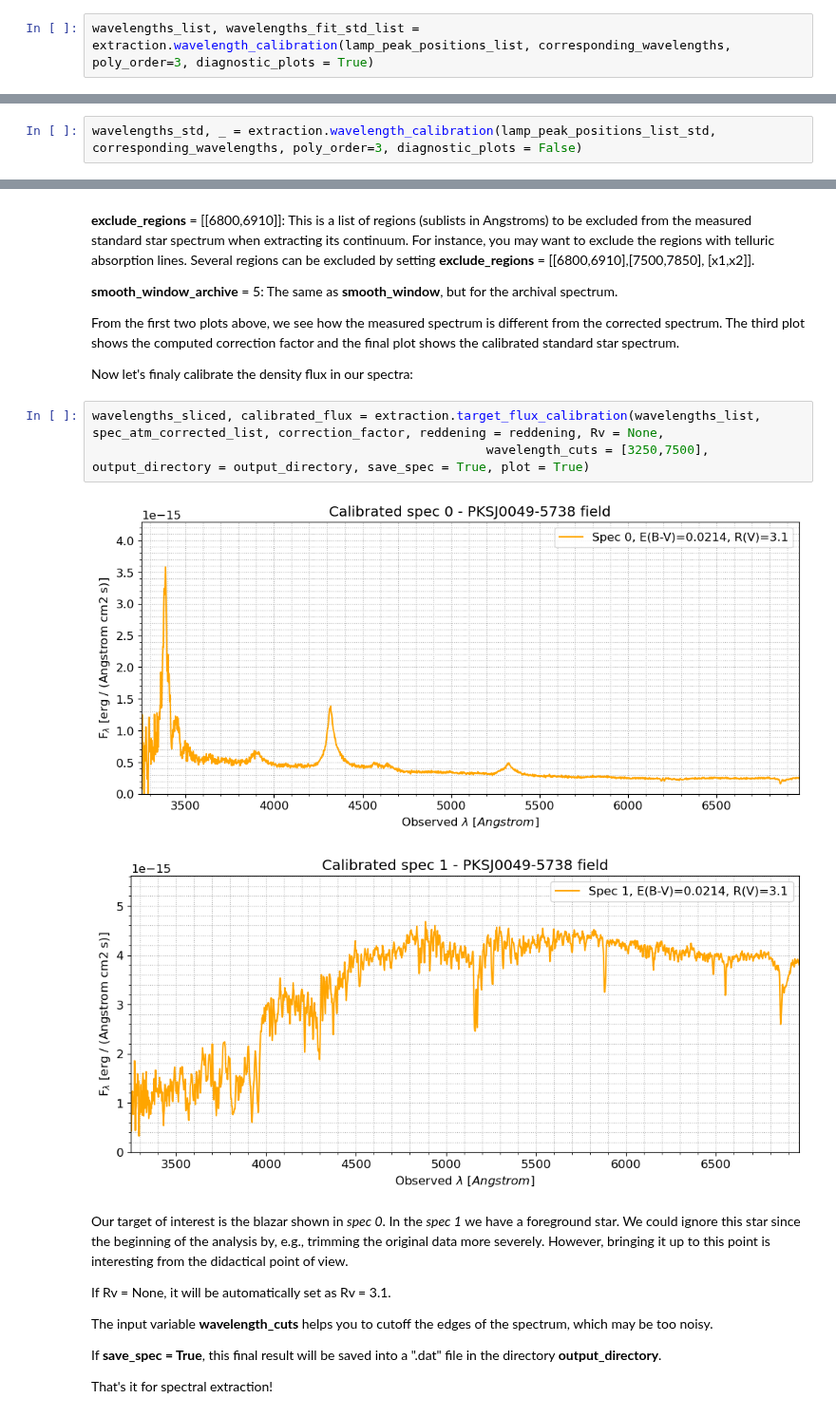
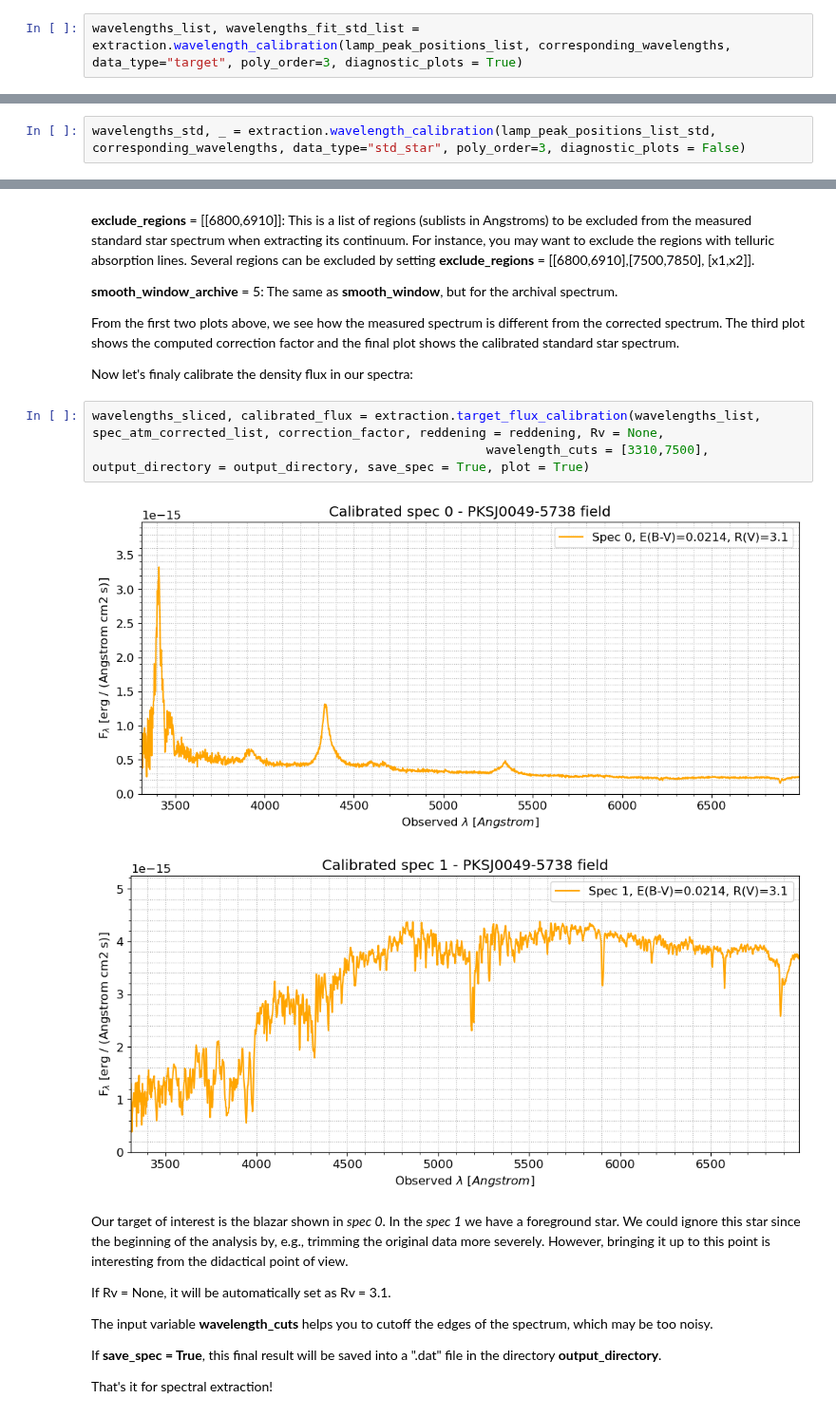
Before and after one commit to ranieremenezes/easyspec, a Jupyter notebook: tutorial/spectroscopy_tracing_easyspec.ipynb, the cells around one changed output, grey strips where cells are left out. Shown at 95% size. Cells and saved outputs as stored; diff of their text form.

```diff
--- a/tutorial/spectroscopy_tracing_easyspec.ipynb
+++ b/tutorial/spectroscopy_tracing_easyspec.ipynb
@@ -109,6 +111,6 @@ corresponding_wavelengths = [3650.1580, 4358.3350, 5460.7500, 5944.8342, 6402.24
 # %% [markdown]
 Now we call the function `extraction.wavelength_calibration()` to calibrate the spectrum in wavelengths:
 # %%
-wavelengths_list, wavelengths_fit_std_list = extraction.wavelength_calibration(lamp_peak_positions_list, corresponding_wavelengths, poly_order=3, diagnostic_plots = True)
+wavelengths_list, wavelengths_fit_std_list = extraction.wavelength_calibration(lamp_peak_positions_list, corresponding_wavelengths, data_type="target", poly_order=3, diagnostic_plots = True)
 # %% [output]
 Spectrum 0:
@@ -162,7 +164,7 @@ spec_std_list, lamp_spec_list_std, lamp_peak_positions_list_std = extraction.ext
 # %%
 corresponding_wavelengths = [3650.1580, 4046.5650, 4358.3350, 5460.7500, 5790.6700, 6096.1631, 6402.2480, 6929.4673]
 # %%
-wavelengths_std, _ = extraction.wavelength_calibration(lamp_peak_positions_list_std, corresponding_wavelengths, poly_order=3, diagnostic_plots = False)
+wavelengths_std, _ = extraction.wavelength_calibration(lamp_peak_positions_list_std, corresponding_wavelengths, data_type="std_star", poly_order=3, diagnostic_plots = False)
 # %%
 spec_atm_corrected_std = extraction.extinction_correction(spec_std_list, wavelengths_std, observatory=observatory, data_type="std_star", custom_observatory = None, spline_order = 1, plots = True)
 # %% [output]
@@ -237,10 +239,10 @@ From the first two plots above, we see how the measured spectrum is different fr
 Now let's finaly calibrate the density flux in our spectra:
 # %%
 wavelengths_sliced, calibrated_flux = extraction.target_flux_calibration(wavelengths_list, spec_atm_corrected_list, correction_factor, reddening = reddening, Rv = None,
-                                                     wavelength_cuts = [3250,7500], output_directory = output_directory, save_spec = True, plot = True)
+                                                     wavelength_cuts = [3310,7500], output_directory = output_directory, save_spec = True, plot = True)
 # %% [output]
-[figure, old version]
+[figure, new version]
-[figure, old version]
+[figure, new version]
 # %% [markdown]
 Our target of interest is the blazar shown in *spec 0*. In the *spec 1* we have a foreground star. We could ignore this star since the beginning of the analysis by, e.g., trimming the original data more severely. However, bringing it up to this point is interesting from the didactical point of view.
 
```
Also changed, not shown: parts of 12 cells of this notebook, 2 other files.
